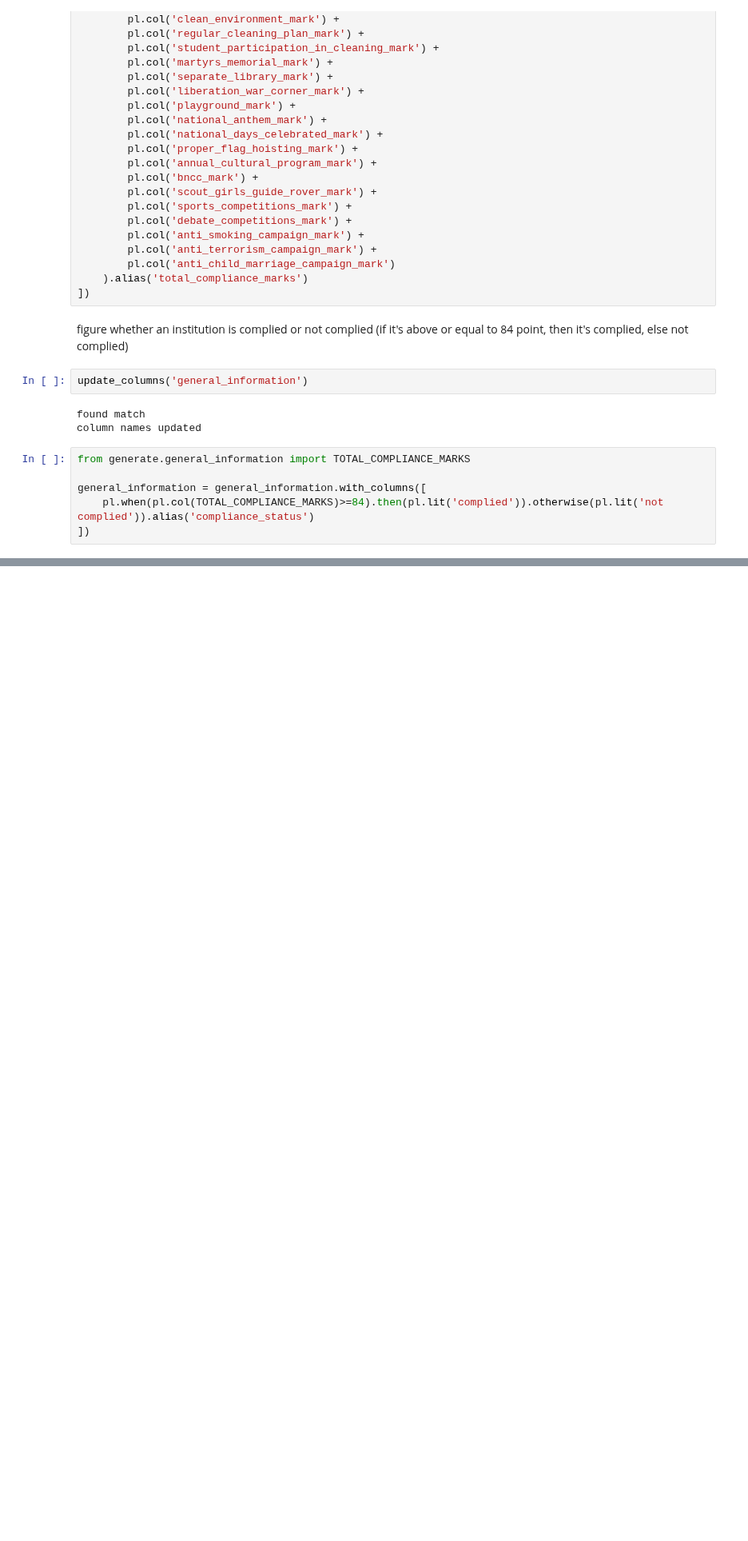
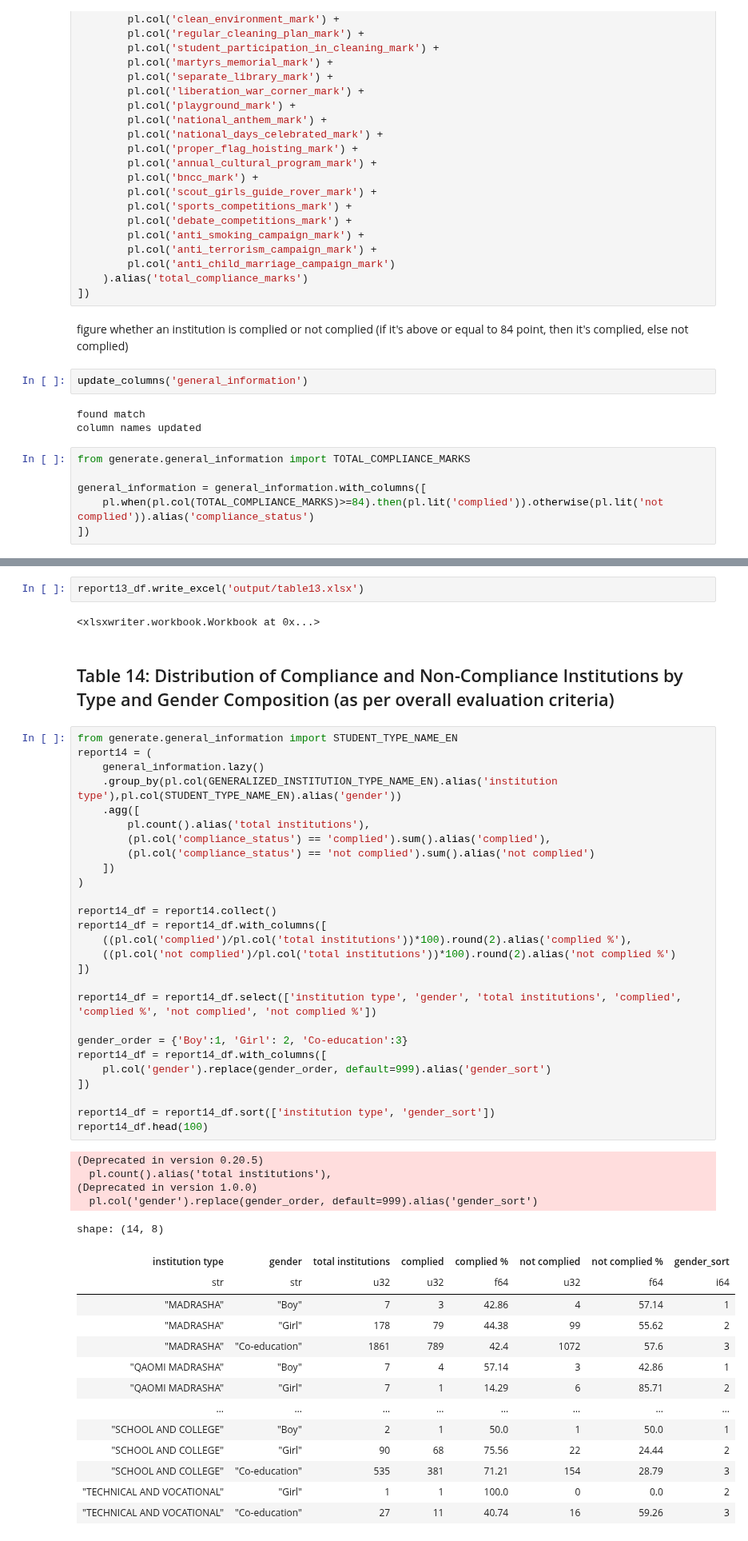
Before and after one commit to monjurmorshed793/sedp-reports, a Jupyter notebook: src/sedp_reports/pbgsi-report.ipynb, the cells around one changed output, grey strips where cells are left out. Shown at 80% size. Cells and saved outputs as stored; diff of their text form; blank space fills up the shorter version.

Commit message:
gender decomposition for the compliance added

```diff
--- a/src/sedp_reports/pbgsi-report.ipynb
+++ b/src/sedp_reports/pbgsi-report.ipynb
@@ -867,0 +908,52 @@ general_information = general_information.with_columns([
+# %%
+report13_df.write_excel('output/table13.xlsx')
+# %% [output]
+<xlsxwriter.workbook.Workbook at 0x...>
+# %% [markdown]
+## Table 14: Distribution of Compliance and Non-Compliance Institutions by Type and Gender Composition (as per overall evaluation criteria)
+# %%
+from generate.general_information import STUDENT_TYPE_NAME_EN
+report14 = (
+    general_information.lazy()
+    .group_by(pl.col(GENERALIZED_INSTITUTION_TYPE_NAME_EN).alias('institution type'),pl.col(STUDENT_TYPE_NAME_EN).alias('gender'))
+    .agg([
+        pl.count().alias('total institutions'),
+        (pl.col('compliance_status') == 'complied').sum().alias('complied'),
+        (pl.col('compliance_status') == 'not complied').sum().alias('not complied')
+    ])
+)
+
+report14_df = report14.collect()
+report14_df = report14_df.with_columns([
+    ((pl.col('complied')/pl.col('total institutions'))*100).round(2).alias('complied %'),
+    ((pl.col('not complied')/pl.col('total institutions'))*100).round(2).alias('not complied %')
+])
+
+report14_df = report14_df.select(['institution type', 'gender', 'total institutions', 'complied', 'complied %', 'not complied', 'not complied %'])
+
+gender_order = {'Boy':1, 'Girl': 2, 'Co-education':3}
+report14_df = report14_df.with_columns([
+    pl.col('gender').replace(gender_order, default=999).alias('gender_sort')
+])
+
+report14_df = report14_df.sort(['institution type', 'gender_sort'])
+report14_df.head(100)
+# %% [output]
+(Deprecated in version 0.20.5)
+  pl.count().alias('total institutions'),
+(Deprecated in version 1.0.0)
+  pl.col('gender').replace(gender_order, default=999).alias('gender_sort')
+shape: (14, 8)
+| institution type | gender | total institutions | complied | complied % | not complied | not complied % | gender_sort |
+| str | str | u32 | u32 | f64 | u32 | f64 | i64 |
+| "MADRASHA" | "Boy" | 7 | 3 | 42.86 | 4 | 57.14 | 1 |
+| "MADRASHA" | "Girl" | 178 | 79 | 44.38 | 99 | 55.62 | 2 |
+| "MADRASHA" | "Co-education" | 1861 | 789 | 42.4 | 1072 | 57.6 | 3 |
+| "QAOMI MADRASHA" | "Boy" | 7 | 4 | 57.14 | 3 | 42.86 | 1 |
+| "QAOMI MADRASHA" | "Girl" | 7 | 1 | 14.29 | 6 | 85.71 | 2 |
+| … | … | … | … | … | … | … | … |
+| "SCHOOL AND COLLEGE" | "Boy" | 2 | 1 | 50.0 | 1 | 50.0 | 1 |
+| "SCHOOL AND COLLEGE" | "Girl" | 90 | 68 | 75.56 | 22 | 24.44 | 2 |
+| "SCHOOL AND COLLEGE" | "Co-education" | 535 | 381 | 71.21 | 154 | 28.79 | 3 |
+| "TECHNICAL AND VOCATIONAL" | "Girl" | 1 | 1 | 100.0 | 0 | 0.0 | 2 |
+| "TECHNICAL AND VOCATIONAL" | "Co-education" | 27 | 11 | 40.74 | 16 | 59.26 | 3 |
```
Also changed, not shown: parts of 5 cells of this notebook.
